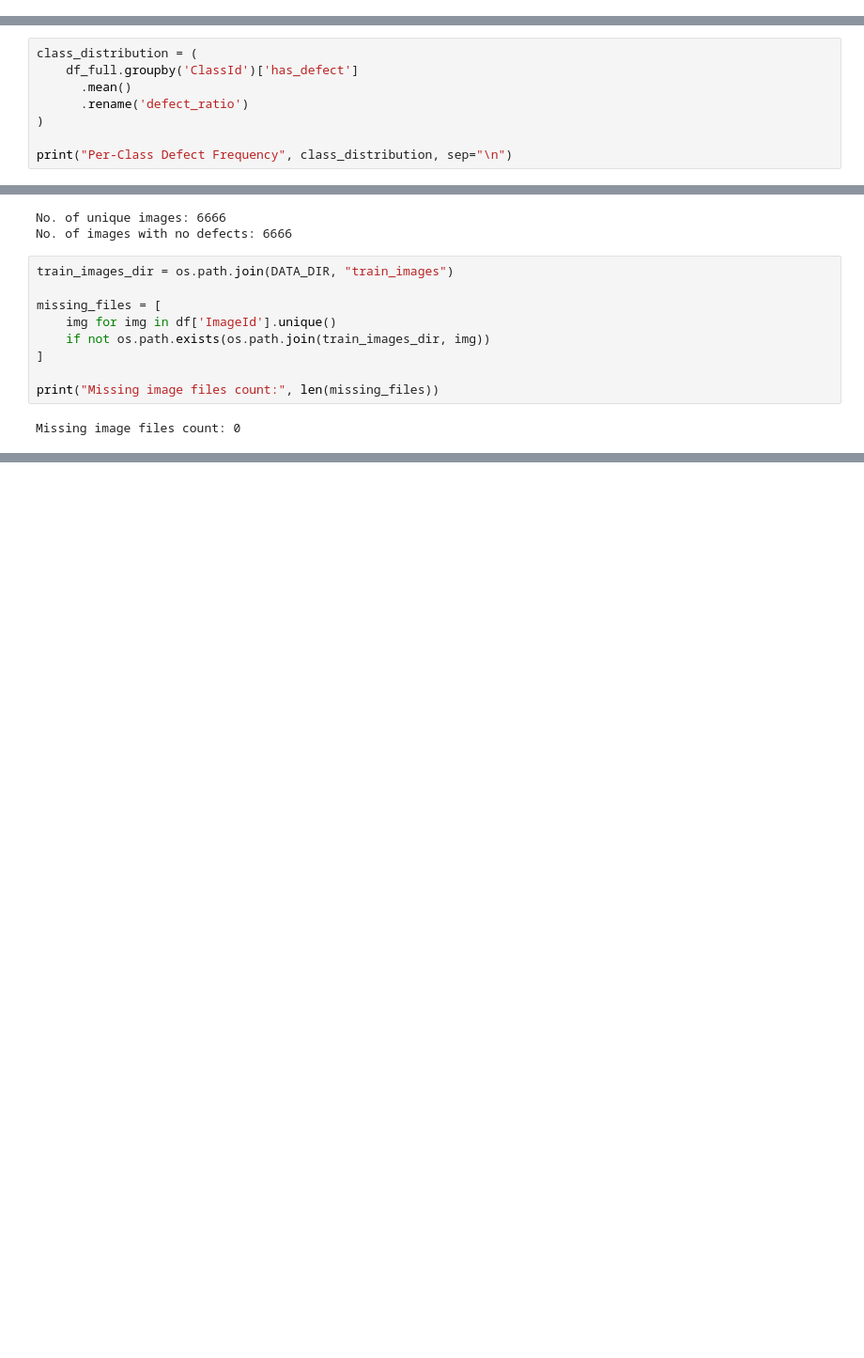
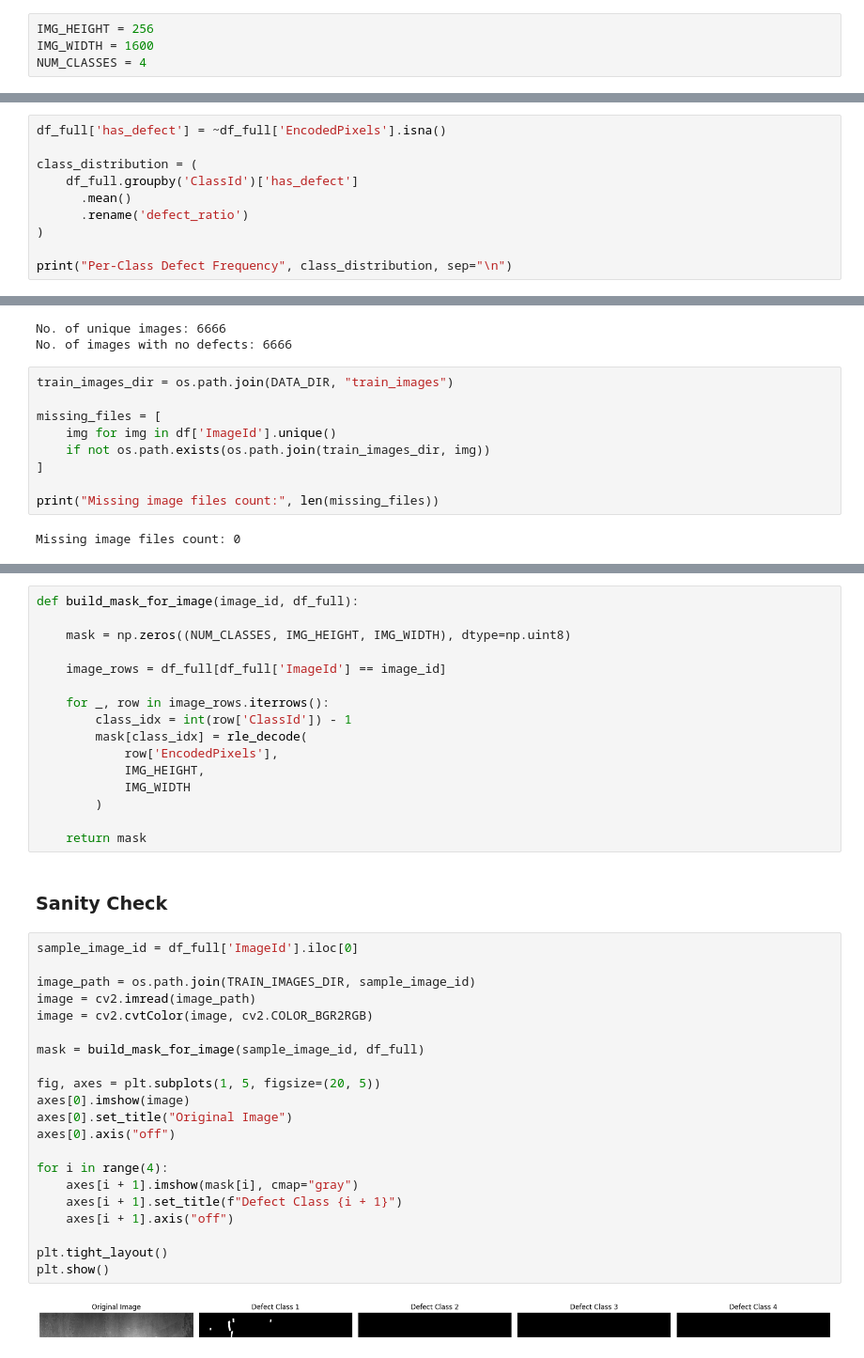
Before and after one commit to yuvarajk2109/industrial-automation-vit, a Jupyter notebook: SYNERGI/steel.ipynb, the cells around one changed output, grey strips where cells are left out. Shown at 94% size. Cells and saved outputs as stored; diff of their text form; blank space fills up the shorter version.

Commit message:
Steel Defect Detection - Phase 1 - Data Prep + KG

```diff
--- a/SYNERGI/steel.ipynb
+++ b/SYNERGI/steel.ipynb
@@ -29,3 +36,7 @@ TRAIN_CSV_PATH = os.path.join(DATA_DIR, "train.csv")
+# %%
+IMG_HEIGHT = 256
+IMG_WIDTH = 1600
+NUM_CLASSES = 4
 # %% [markdown]
 ## Data Preprocessing
 # %%
@@ -143,6 +162,8 @@ EncodedPixels
 True    6666
 Name: count, dtype: int64
 # %%
+df_full['has_defect'] = ~df_full['EncodedPixels'].isna()
+
 class_distribution = (
     df_full.groupby('ClassId')['has_defect']
       .mean()
@@ -177,0 +227,41 @@ Missing image files count: 0
+# %%
+def build_mask_for_image(image_id, df_full):
+
+    mask = np.zeros((NUM_CLASSES, IMG_HEIGHT, IMG_WIDTH), dtype=np.uint8)
+
+    image_rows = df_full[df_full['ImageId'] == image_id]
+
+    for _, row in image_rows.iterrows():
+        class_idx = int(row['ClassId']) - 1
+        mask[class_idx] = rle_decode(
+            row['EncodedPixels'],
+            IMG_HEIGHT,
+            IMG_WIDTH
+        )
+
+    return mask
+# %% [markdown]
+### Sanity Check
+# %%
+sample_image_id = df_full['ImageId'].iloc[0]
+
+image_path = os.path.join(TRAIN_IMAGES_DIR, sample_image_id)
+image = cv2.imread(image_path)
+image = cv2.cvtColor(image, cv2.COLOR_BGR2RGB)
+
+mask = build_mask_for_image(sample_image_id, df_full)
+
+fig, axes = plt.subplots(1, 5, figsize=(20, 5))
+axes[0].imshow(image)
+axes[0].set_title("Original Image")
+axes[0].axis("off")
+
+for i in range(4):
+    axes[i + 1].imshow(mask[i], cmap="gray")
+    axes[i + 1].set_title(f"Defect Class {i + 1}")
+    axes[i + 1].axis("off")
+
+plt.tight_layout()
+plt.show()
+# %% [output]
+[figure, added]
```
Also changed, not shown: parts of 41 cells of this notebook.
